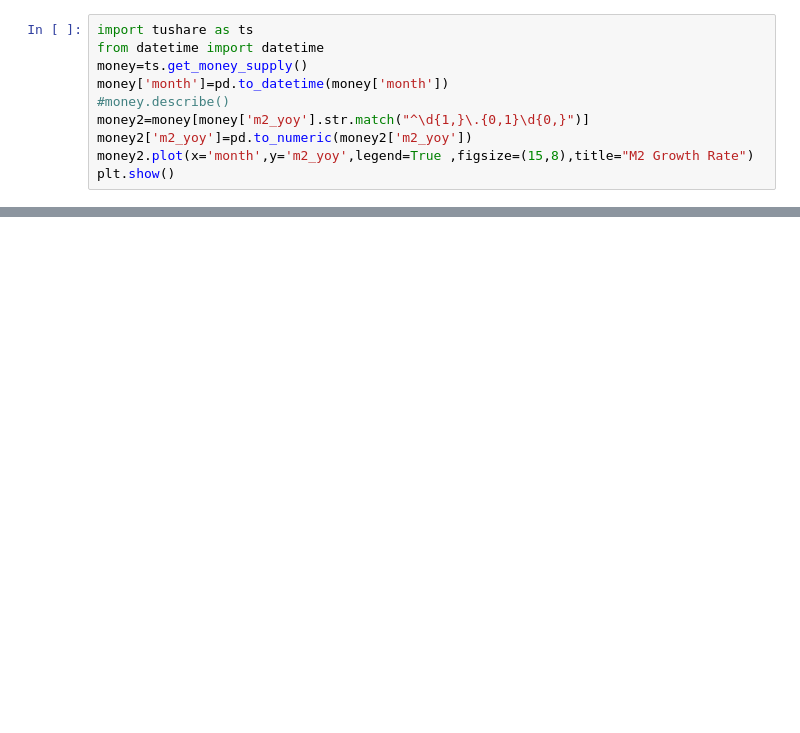
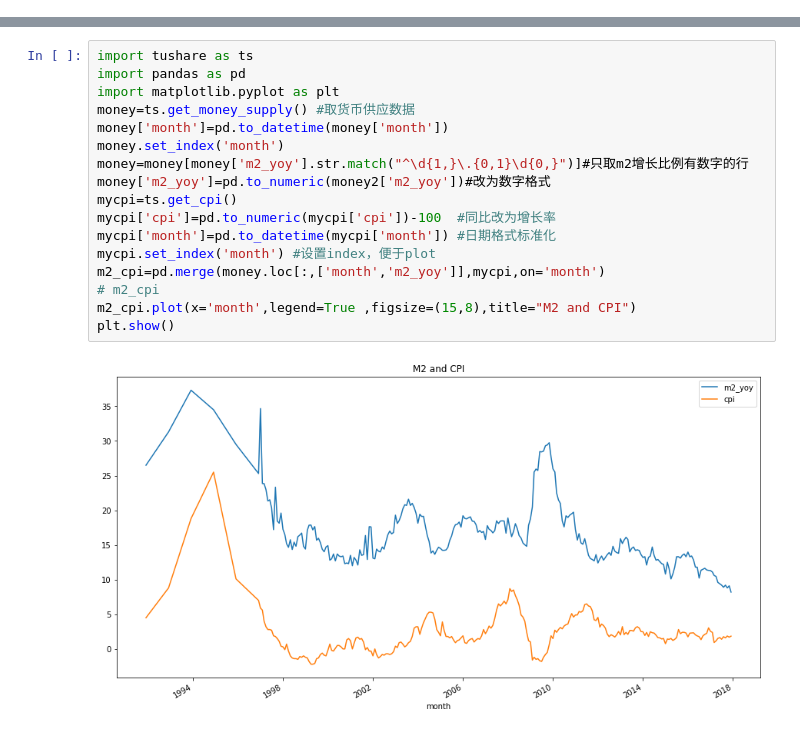
Before and after one commit to BrianShanghai/mygit, a Jupyter notebook: invest.ipynb, the cells around one changed output, grey strips where cells are left out. Cells and saved outputs as stored; diff of their text form; blank space fills up the shorter version.

```diff
--- a/invest.ipynb
+++ b/invest.ipynb
@@ -91,10 +0,0 @@ plt.show()
-# %%
-import tushare as ts
-from datetime import datetime
-money=ts.get_money_supply()
-money['month']=pd.to_datetime(money['month'])
-#money.describe()
-money2=money[money['m2_yoy'].str.match("^\d{1,}\.{0,1}\d{0,}")]
-money2['m2_yoy']=pd.to_numeric(money2['m2_yoy'])
-money2.plot(x='month',y='m2_yoy',legend=True ,figsize=(15,8),title="M2 Growth Rate")
-plt.show()
@@ -112,0 +166,19 @@ See the caveats in the documentation: http://pandas.pydata.org/pandas-docs/stabl
+# %%
+import tushare as ts
+import pandas as pd
+import matplotlib.pyplot as plt
+money=ts.get_money_supply() #取货币供应数据
+money['month']=pd.to_datetime(money['month'])
+money.set_index('month')
+money=money[money['m2_yoy'].str.match("^\d{1,}\.{0,1}\d{0,}")]#只取m2增长比例有数字的行
+money['m2_yoy']=pd.to_numeric(money2['m2_yoy'])#改为数字格式
+mycpi=ts.get_cpi()
+mycpi['cpi']=pd.to_numeric(mycpi['cpi'])-100  #同比改为增长率
+mycpi['month']=pd.to_datetime(mycpi['month']) #日期格式标准化
+mycpi.set_index('month') #设置index，便于plot
+m2_cpi=pd.merge(money.loc[:,['month','m2_yoy']],mycpi,on='month')
+# m2_cpi
+m2_cpi.plot(x='month',legend=True ,figsize=(15,8),title="M2 and CPI")
+plt.show()
+# %% [output]
+[figure, added]
```
Also changed, not shown: parts of 27 cells of this notebook.
